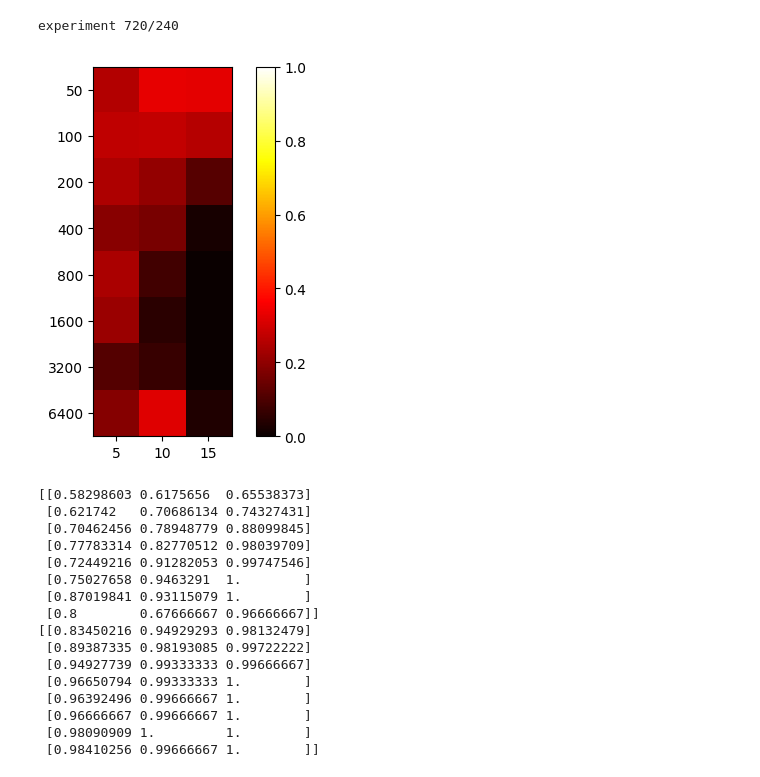
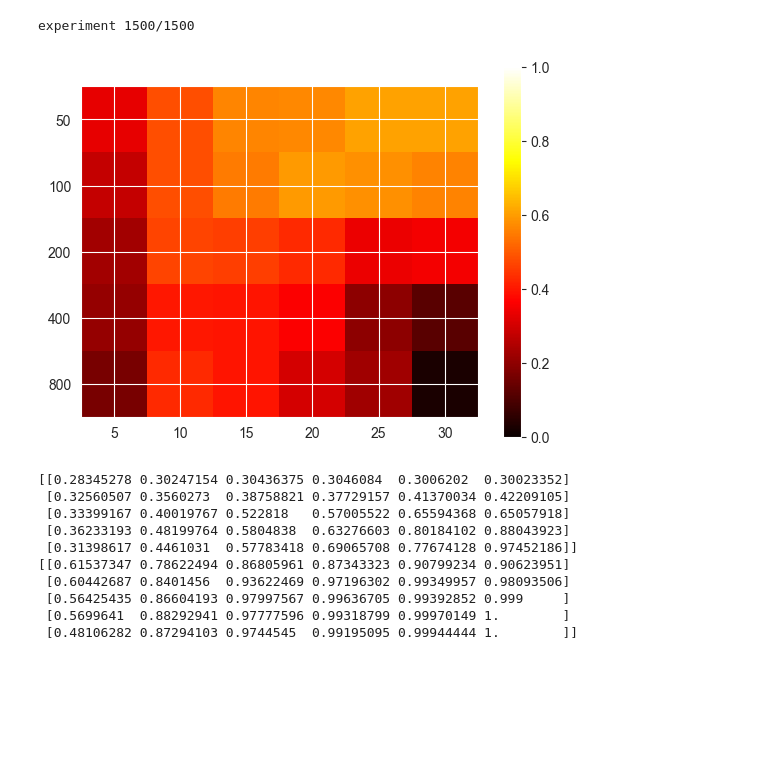
Before and after one commit to inagege/ImprovingSubgroupDiscovery, a Jupyter notebook: PRIM_Performance_Analyzing/PRIM_Baseline.ipynb, the cells around one changed output. Drawn from its saved outputs; the diff is of its cells as text; code cells hidden in the pictures; blank space fills up the shorter version.

```diff
--- a/PRIM_Performance_Analyzing/PRIM_Baseline.ipynb
+++ b/PRIM_Performance_Analyzing/PRIM_Baseline.ipynb
@@ -221,22 +22,15 @@ experiment 720/720
-# %%
-#with preprocessing (zscore outlier removal)
-create_plot_generated_data(calculate_y_griewank, 15, package, [discretize_with_kbins])
-# %% [output]
-experiment 720/240
-[figure, removed]
-[[0.58298603 0.6175656  0.65538373]
- [0.621742   0.70686134 0.74327431]
- [0.70462456 0.78948779 0.88099845]
- [0.77783314 0.82770512 0.98039709]
- [0.72449216 0.91282053 0.99747546]
- [0.75027658 0.9463291  1.        ]
- [0.87019841 0.93115079 1.        ]
- [0.8        0.67666667 0.96666667]]
-[[0.83450216 0.94929293 0.98132479]
- [0.89387335 0.98193085 0.99722222]
- [0.94927739 0.99333333 0.99666667]
- [0.96650794 0.99333333 1.        ]
- [0.96392496 0.99666667 1.        ]
- [0.96666667 0.99666667 1.        ]
- [0.98090909 1.         1.        ]
- [0.98410256 0.99666667 1.        ]]
+# %%
+create_heatmap_generated_data_precision(calculate_y_morris, 30, package, None, 50)
+# %% [output]
+experiment 1500/1500
+[figure, added]
+[[0.28345278 0.30247154 0.30436375 0.3046084  0.3006202  0.30023352]
+ [0.32560507 0.3560273  0.38758821 0.37729157 0.41370034 0.42209105]
+ [0.33399167 0.40019767 0.522818   0.57005522 0.65594368 0.65057918]
+ [0.36233193 0.48199764 0.5804838  0.63276603 0.80184102 0.88043923]
+ [0.31398617 0.4461031  0.57783418 0.69065708 0.77674128 0.97452186]]
+[[0.61537347 0.78622494 0.86805961 0.87343323 0.90799234 0.90623951]
+ [0.60442687 0.8401456  0.93622469 0.97196302 0.99349957 0.98093506]
+ [0.56425435 0.86604193 0.97997567 0.99636705 0.99392852 0.999     ]
+ [0.5699641  0.88292941 0.97777596 0.99318799 0.99970149 1.        ]
+ [0.48106282 0.87294103 0.9744545  0.99195095 0.99944444 1.        ]]
```
Also changed, not shown: parts of 13 cells of this notebook, 48 other files.
